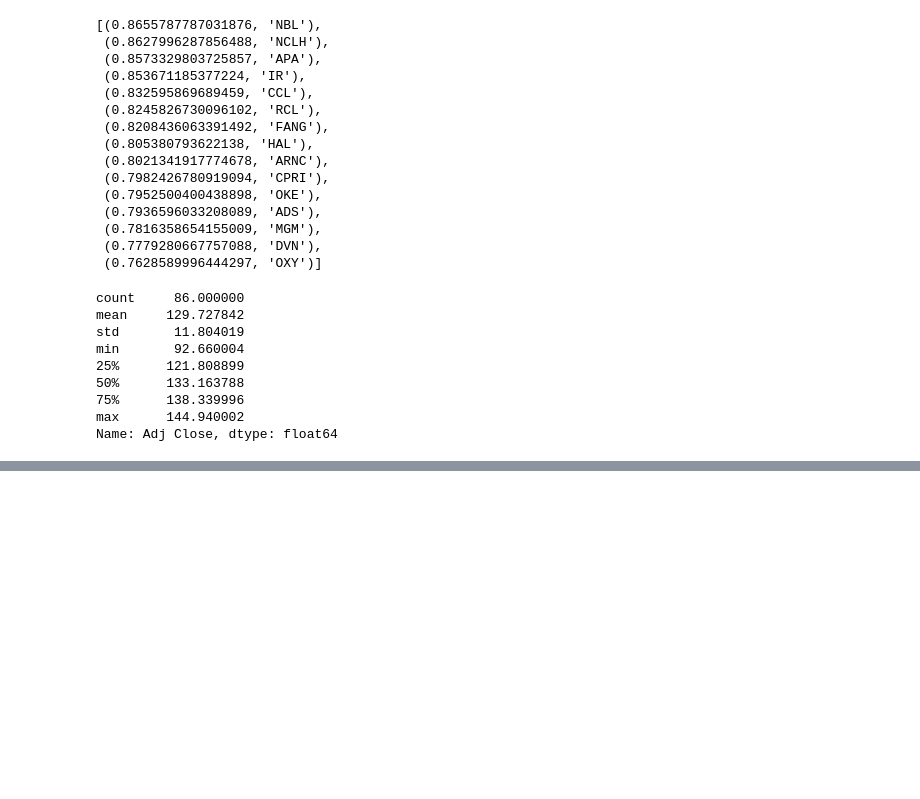
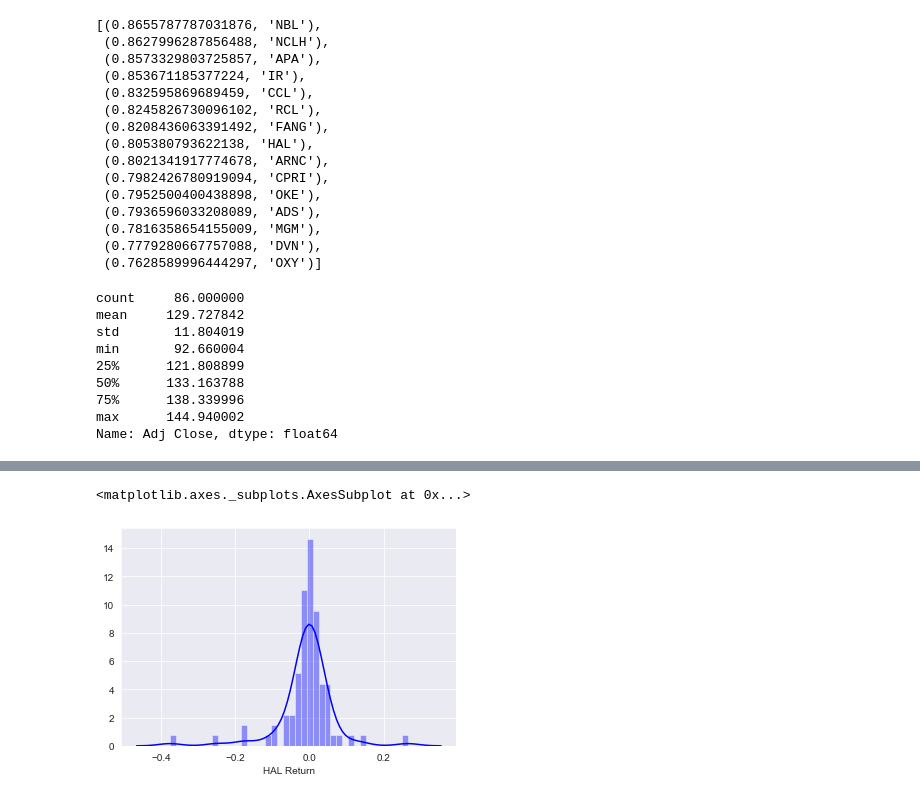
Before and after one commit to wiredtoserve/datascience, a Jupyter notebook: PortfolioTheory/covid_19.ipynb, the cells around one changed output, grey strips where cells are left out. Cells and saved outputs as stored; diff of their text form; code cells hidden in the pictures; blank space fills up the shorter version.

```diff
--- a/PortfolioTheory/covid_19.ipynb
+++ b/PortfolioTheory/covid_19.ipynb
@@ -201,0 +404,5 @@ Name: Adj Close, dtype: float64
+# %%
+sns.distplot(returns['HAL Return'],color='blue')
+# %% [output]
+<matplotlib.axes._subplots.AxesSubplot at 0x...>
+[figure, added]
```
Also changed, not shown: parts of 29 cells of this notebook.
